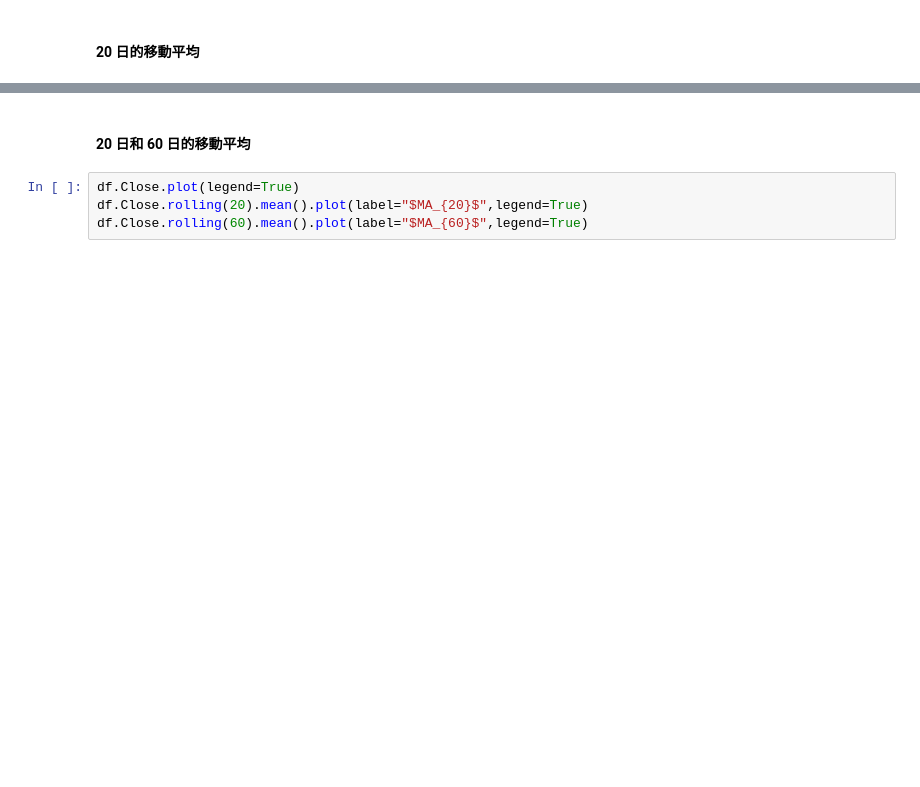
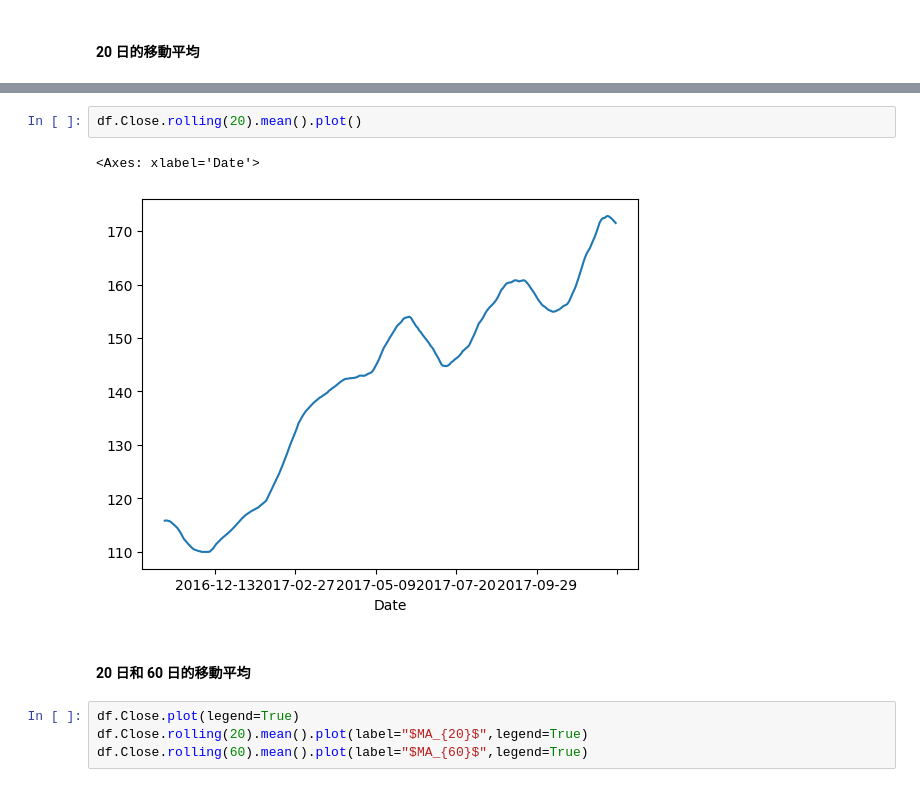
Before and after one commit to zhiyulin104/IMLP456, a Jupyter notebook: Unit02/Class Practice/2.2.2_Pandas數據分析.ipynb, the cells around one changed output, grey strips where cells are left out. Saved outputs shown, nothing was run; the diff lists cells and outputs as text; blank space fills up the shorter version.

```diff
--- a/Unit02/Class Practice/2.2.2_Pandas數據分析.ipynb
+++ b/Unit02/Class Practice/2.2.2_Pandas數據分析.ipynb
@@ -386,3 +441,8 @@ df = pdr.get_data_yahoo('AAPL')
+# %%
+df.Close.rolling(20).mean().plot()
+# %% [output]
+<Axes: xlabel='Date'>
+[figure, added]
 # %% [markdown]
 #### 20 日和 60 日的移動平均
 # %%
```
Also changed, not shown: parts of 57 cells of this notebook.
